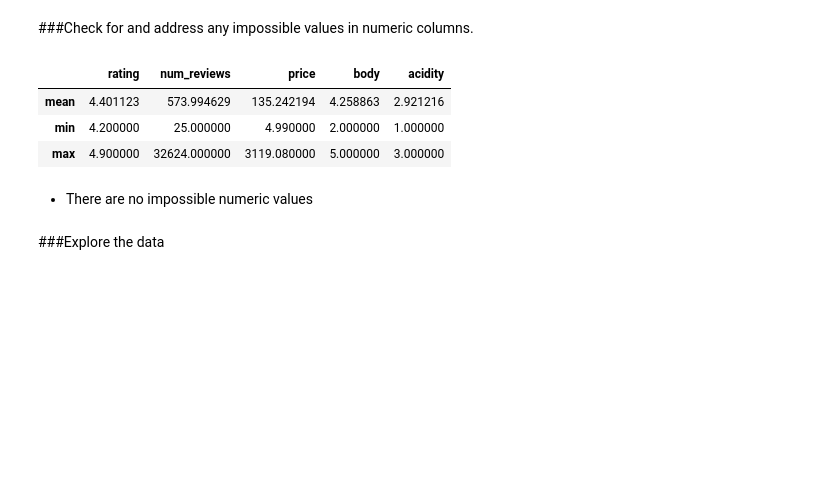
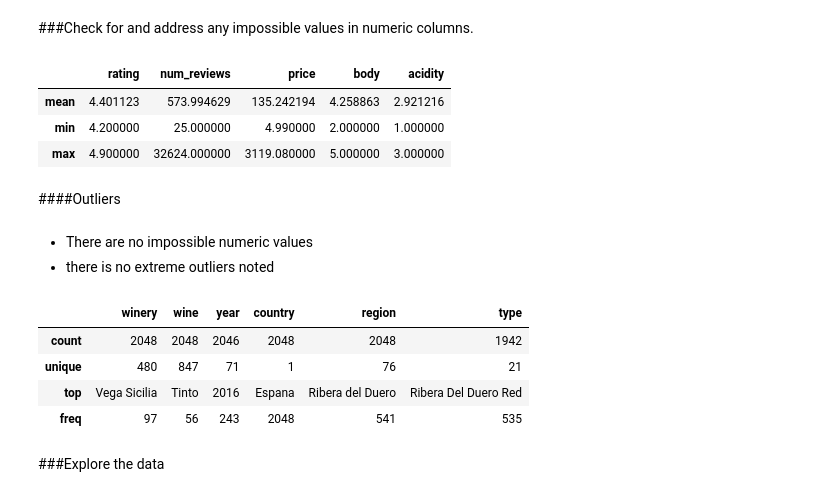
Before and after one commit to uday-routhu/models, a Jupyter notebook: Project_2_Part_1_Core.ipynb, the cells around one changed output. Drawn from its saved outputs; the diff is of its cells as text; code cells hidden in the pictures; blank space fills up the shorter version.

```diff
--- a/Project_2_Part_1_Core.ipynb
+++ b/Project_2_Part_1_Core.ipynb
@@ -1222,8 +1233,19 @@ stats.loc[['mean','min','max']]
 | mean | 4.401123 | 573.994629 | 135.242194 | 4.258863 | 2.921216 |
 | min | 4.200000 | 25.000000 | 4.990000 | 2.000000 | 1.000000 |
 | max | 4.900000 | 32624.000000 | 3119.080000 | 5.000000 | 3.000000 |
+# %% [markdown]
+####Outliers
 # %% [markdown]
 * There are no impossible numeric values
+* there is no extreme outliers noted
+# %%
+df_wine.describe(include='object')
+# %% [output]
+|  | winery | wine | year | country | region | type |
+| count | 2048 | 2048 | 2046 | 2048 | 2048 | 1942 |
+| unique | 480 | 847 | 71 | 1 | 76 | 21 |
+| top | Vega Sicilia | Tinto | 2016 | Espana | Ribera del Duero | Ribera Del Duero Red |
+| freq | 97 | 56 | 243 | 2048 | 541 | 535 |
 # %% [markdown]
 ###Explore the data
 # %%
```
Also changed, not shown: parts of 8 cells of this notebook.
